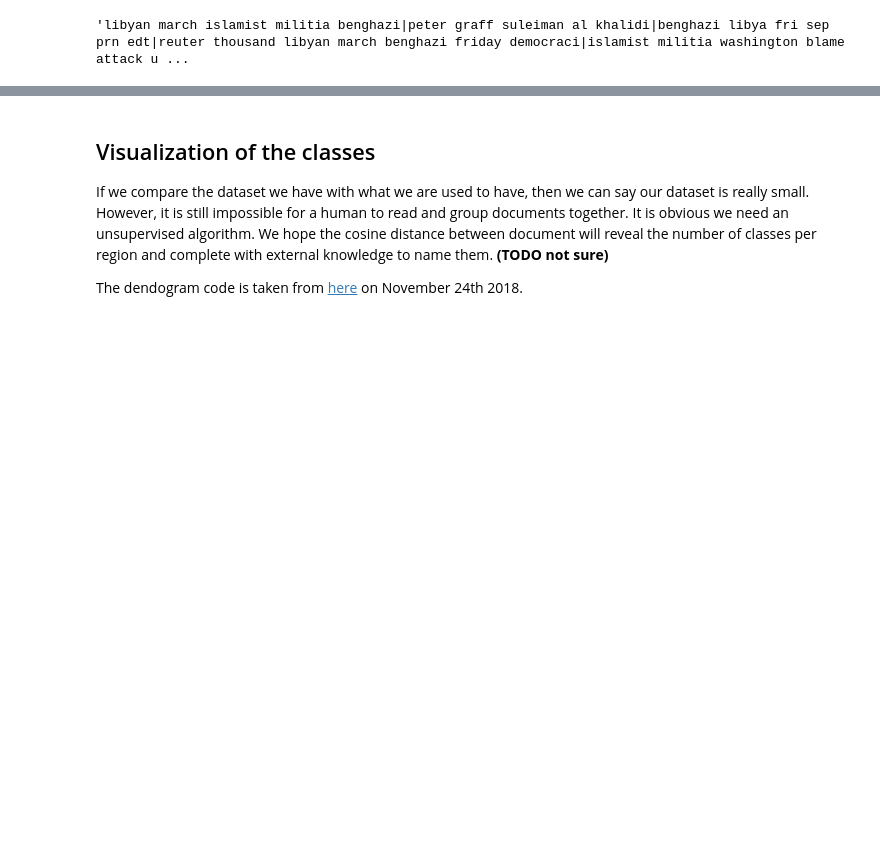
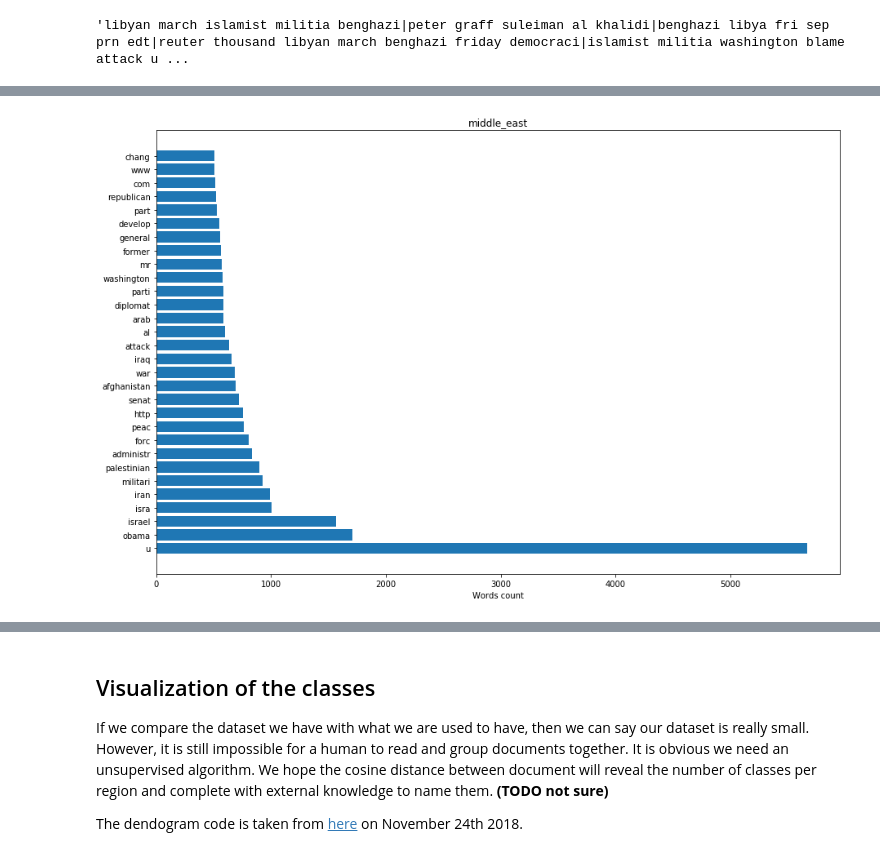
Before and after one commit to KennethThNg/Project, a Jupyter notebook: src/data_exploration.ipynb, the cells around one changed output, grey strips where cells are left out. Cells and saved outputs as stored; diff of their text form; code cells hidden in the pictures; blank space fills up the shorter version.

```diff
--- a/src/data_exploration.ipynb
+++ b/src/data_exploration.ipynb
@@ -652,0 +719,5 @@ emails.content[166]
+# %%
+#Horizontal bar chart for middle East
+common_word_visualization(emails,'middle_east',30)
+# %% [output]
+[figure, added]
```
Also changed, not shown: parts of 19 cells of this notebook.
